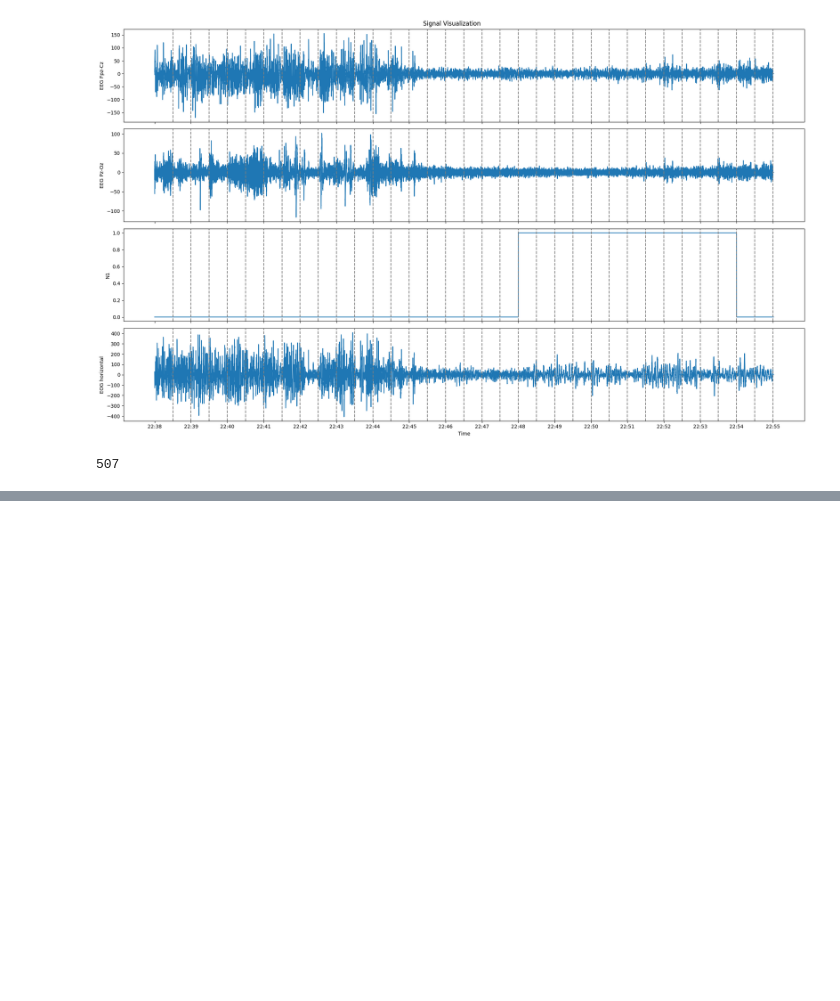
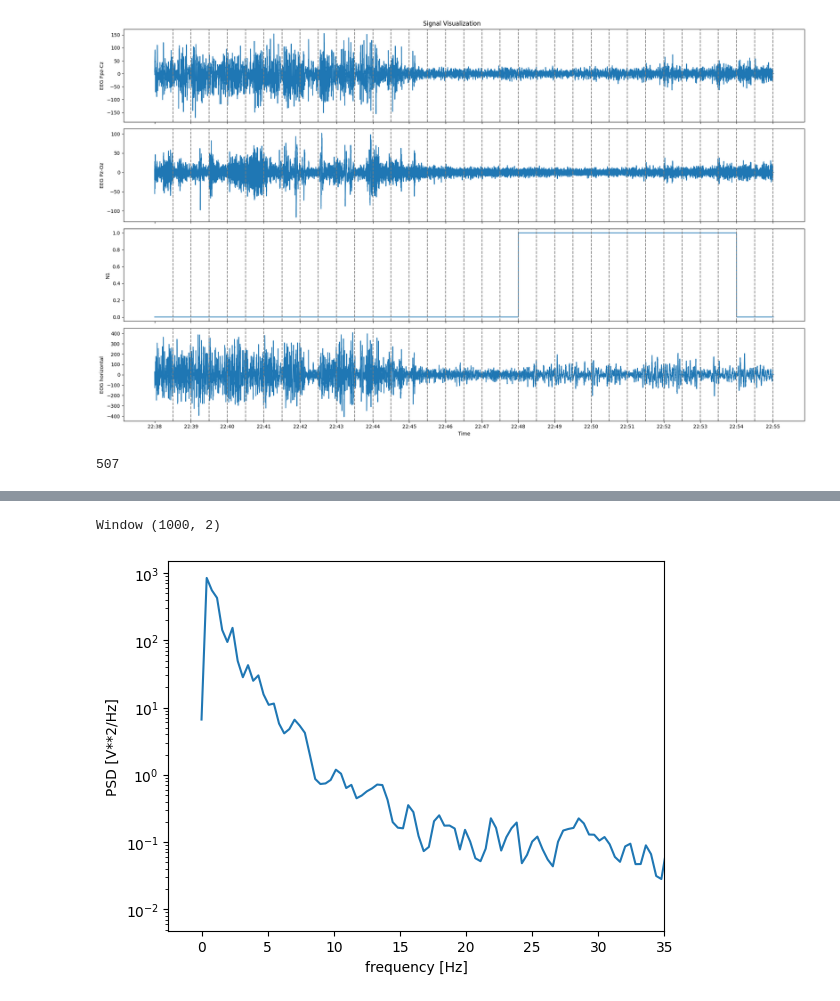
Before and after one commit to jojoclt/n1-sleep, a Jupyter notebook: data/try.ipynb, the cells around one changed output, grey strips where cells are left out. Drawn from its saved outputs; the diff is of its cells as text; code cells hidden in the pictures; blank space fills up the shorter version.

Commit message:
Use MAIN_FILE to welch for spectral analysis

```diff
--- a/data/try.ipynb
+++ b/data/try.ipynb
@@ -247,0 +192,25 @@ IndexError: boolean index did not match indexed array along dimension 0; dimensi
+# %%
+for i in range(n_windows):
+    # Extract window data
+    start = i * step_samples
+    end = start + win_samples
+    if end > signal_df.shape[0]:
+        end = signal_df.shape[0]
+    window = signal_df[start:end]
+    print("Window",window.shape)
+
+    freqs, psd = signal.welch(window['EEG Fpz-Cz'], fs=100)
+    plt.semilogy(freqs, psd)
+    plt.xlim(right=35)
+    plt.xlabel('frequency [Hz]')
+    plt.ylabel('PSD [V**2/Hz]')
+    plt.show()
+    # freqs, psd = signal.welch(signal_df['EEG Pz-Oz'], fs=100)
+    # plt.semilogy(freqs, psd)
+    # plt.xlabel('frequency [Hz]')
+    # plt.ylabel('PSD [V**2/Hz]')
+    # plt.show()
+    break
+# %% [output]
+Window (1000, 2)
+[figure, added]
```
Also changed, not shown: parts of 1 cell of this notebook, 5 other files.
